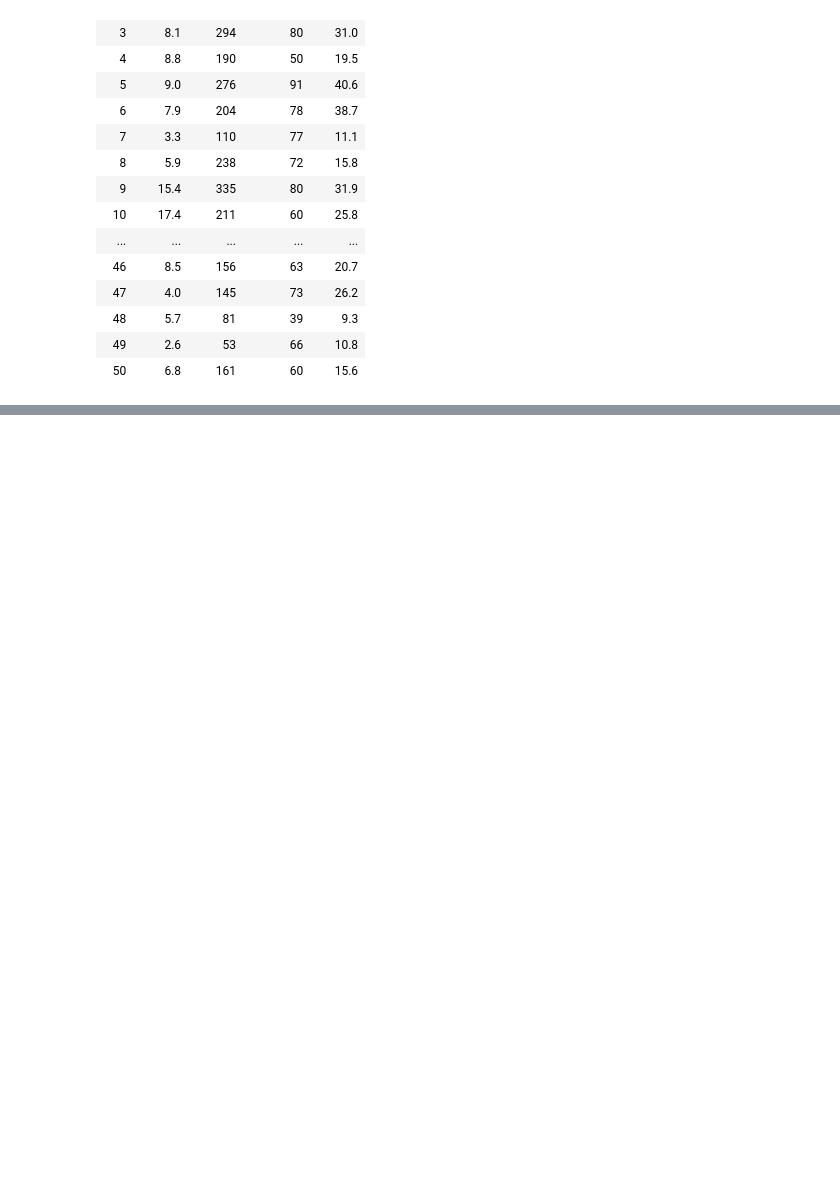
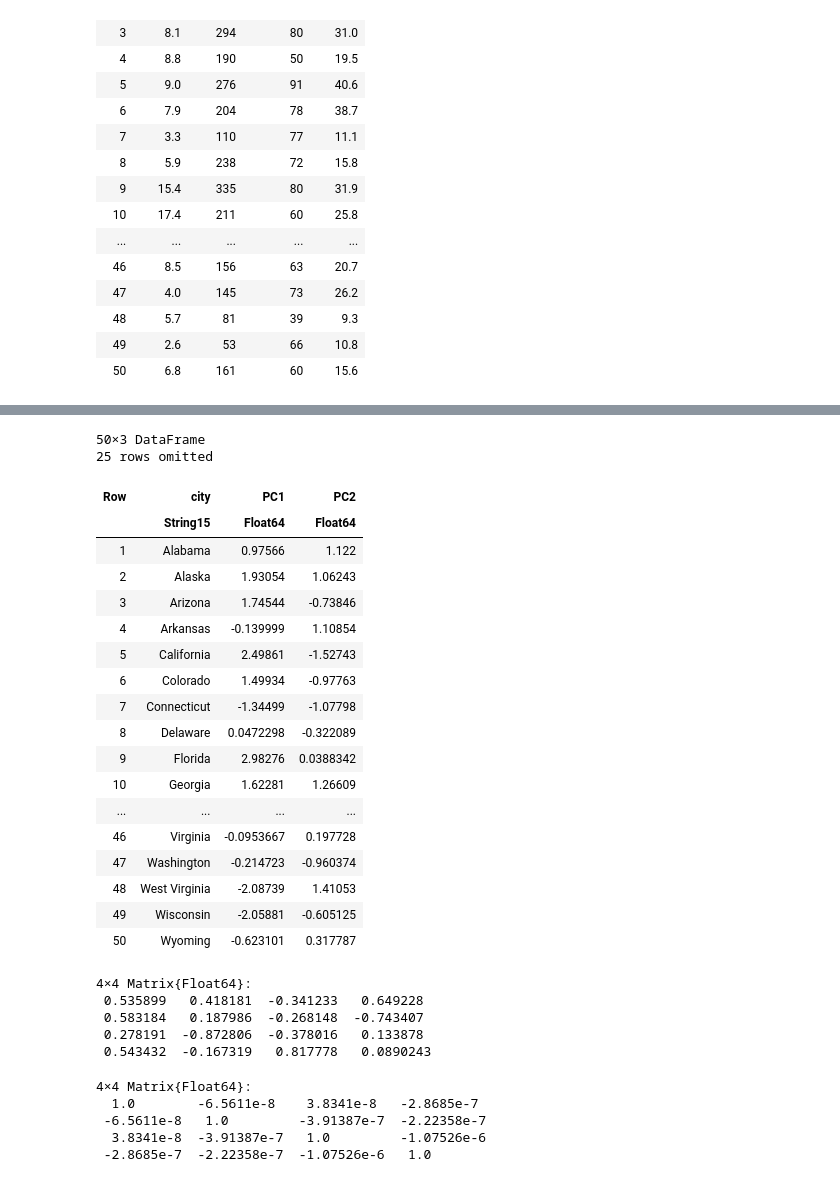
Before and after one commit to eigen-arnav/ISLR-Julia, a Jupyter notebook: Notebooks/Chapter-10.ipynb, the cells around one changed output, grey strips where cells are left out. Saved outputs shown, nothing was run; the diff lists cells and outputs as text; code cells hidden in the pictures; blank space fills up the shorter version.

```diff
--- a/Notebooks/Chapter-10.ipynb
+++ b/Notebooks/Chapter-10.ipynb
@@ -78,4 +80,5 @@ newdf
 # %%
 df1 = Matrix(newdf) #convert dataframe to matrix
 dt_std = standardize(ZScoreTransform, df1, dims=1)
+dt_std = dt_std' #take transpose because julia fit function needs transpose
 # %% [output]
@@ -146,0 +110,6 @@ plot(df, dimensions=features,color=:Column1,kind="splom")
+# %%
+dt_transformed = MultivariateStats.transform(M, dt_std)
+pca_mat = dt_transformed'
+pca_mat[:,1] = -pca_mat[:,1]
+pca_mat[:,2] = -pca_mat[:,2]
+pca_mat
@@ -146,0 +134,47 @@ plot(df, dimensions=features,color=:Column1,kind="splom")
+# %%
+load = MultivariateStats.loadings(M::PCA)
+pca_df = DataFrame(pca_mat[:,1:2], :auto)
+pca_df = rename!(pca_df,[:PC1,:PC2])
+pca_df = insertcols!(pca_df, 1, :city => df[:,"Column1"])
+proj = MultivariateStats.projection(M::PCA)
+pca_df
+# %% [output]
+50×3 DataFrame
+25 rows omitted
+| Row | city | PC1 | PC2 |
+|  | String15 | Float64 | Float64 |
+| 1 | Alabama | 0.97566 | 1.122 |
+| 2 | Alaska | 1.93054 | 1.06243 |
+| 3 | Arizona | 1.74544 | -0.73846 |
+| 4 | Arkansas | -0.139999 | 1.10854 |
+| 5 | California | 2.49861 | -1.52743 |
+| 6 | Colorado | 1.49934 | -0.97763 |
+| 7 | Connecticut | -1.34499 | -1.07798 |
+| 8 | Delaware | 0.0472298 | -0.322089 |
+| 9 | Florida | 2.98276 | 0.0388342 |
+| 10 | Georgia | 1.62281 | 1.26609 |
+| ... | ... | ... | ... |
+| 46 | Virginia | -0.0953667 | 0.197728 |
+| 47 | Washington | -0.214723 | -0.960374 |
+| 48 | West Virginia | -2.08739 | 1.41053 |
+| 49 | Wisconsin | -2.05881 | -0.605125 |
+| 50 | Wyoming | -0.623101 | 0.317787 |
+# %%
+proj[:,1] = -1 * proj[:,1]
+proj[:,2] = -1 * proj[:,2]
+proj
+# %% [output]
+4×4 Matrix{Float64}:
+ 0.535899   0.418181  -0.341233   0.649228
+ 0.583184   0.187986  -0.268148  -0.743407
+ 0.278191  -0.872806  -0.378016   0.133878
+ 0.543432  -0.167319   0.817778   0.0890243
+# %%
+matrx  = [[0.535899,0.583184,0.278191,0.543432] [0.418181,0.187986,-0.872806,-0.167319] [-0.341233,-0.268148,-0.378016,0.817778] [0.649228,-0.743407,0.133878,0.089024]]
+matrx' * matrx
+# %% [output]
+4×4 Matrix{Float64}:
+  1.0        -6.5611e-8    3.8341e-8   -2.8685e-7
+ -6.5611e-8   1.0         -3.91387e-7  -2.22358e-7
+  3.8341e-8  -3.91387e-7   1.0         -1.07526e-6
+ -2.8685e-7  -2.22358e-7  -1.07526e-6   1.0
```
Also changed, not shown: parts of 16 cells of this notebook.
